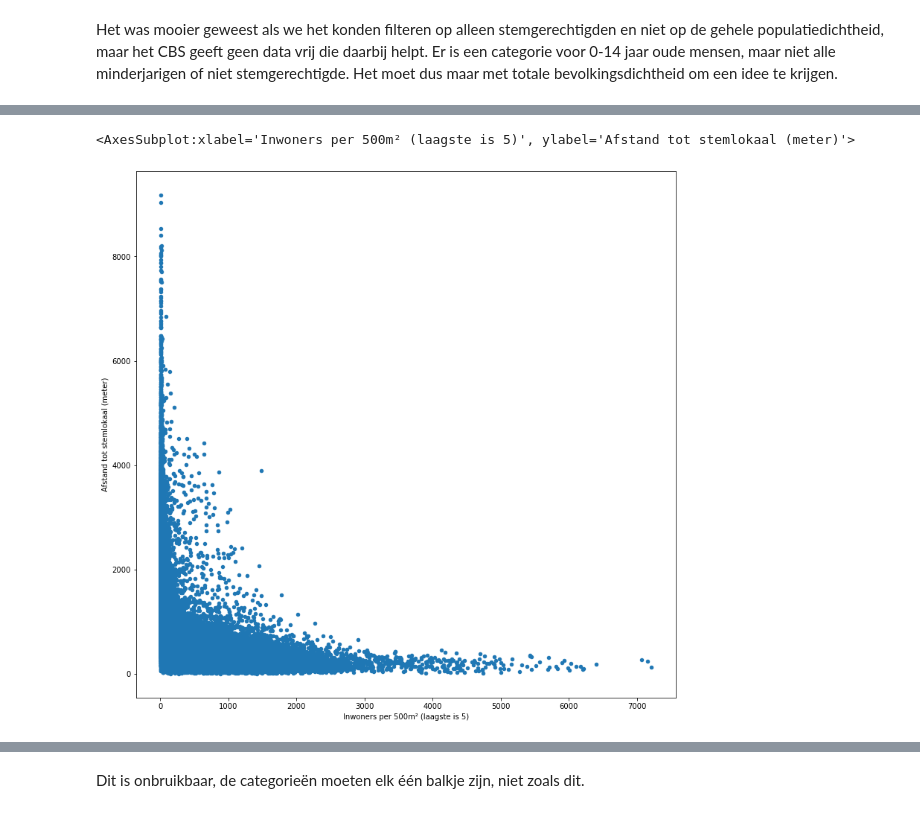
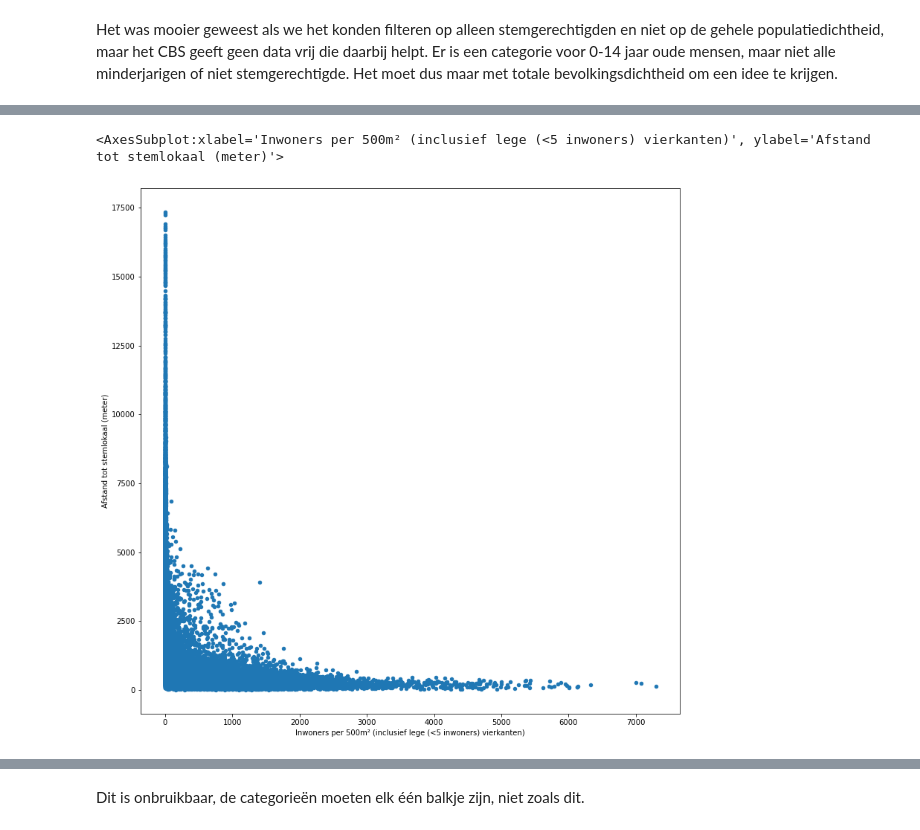
Before and after one commit to openstate/stembureau-meting, a Jupyter notebook: jupyter/stembureau_data.ipynb, the cells around one changed output, grey strips where cells are left out. Cells and saved outputs as stored; diff of their text form; code cells hidden in the pictures.

Commit message:
More staffel graphs, fixed data

```diff
--- a/jupyter/stembureau_data.ipynb
+++ b/jupyter/stembureau_data.ipynb
@@ -246,8 +247,3 @@ print(df_shifted['distance'])
 Name: distance, Length: 11670, dtype: float64
 # %% [markdown]
 We kunnen dus vaststellen dat afstanden van onder de 500 meter waarschijnlijk zeldzaam zijn, en we verder kunnen gaan met de 500 meter bij 500 meter kaart. Laten we nu dus een projectie proberen te maken met de bevolkingsdichtheid erop om het te vergelijken met de stemlokalen en hun posities en clustering.
-# %%
-print(list(nl_map_cbs))
-nl_map_dst = nl_map_cbs.drop(columns=['MAN', 'VROUW', 'INW_014', 'INW_1524', 'INW_2544', 'INW_4564', 'INW_65PL', 'P_NL_ACHTG', 'P_WE_MIG_A', 'P_NW_MIG_A', 'AANTAL_HH', 'TOTHH_EENP', 'TOTHH_MPZK', 'HH_EENOUD', 'HH_TWEEOUD', 'GEM_HH_GR', 'WONING', 'WONVOOR45', 'WON_4564', 'WON_6574', 'WON_7584', 'WON_8594', 'WON_9504', 'WON_0514', 'WON_1524', 'WON_MRGEZ', 'P_KOOPWON', 'P_HUURWON', 'WON_HCORP', 'WON_NBEW', 'WOZWONING', 'UITKMINAOW', 'OAD', 'STED'])
-
-nl_map_dst
@@ -268,0 +250,5 @@ nl_map_dst
+# %%
+print(list(nl_map_cbs))
+nl_map_dst = nl_map_cbs.drop(columns=['aantal_mannen', 'aantal_vrouwen', 'aantal_inwoners_0_tot_15_jaar', 'aantal_inwoners_15_tot_25_jaar', 'aantal_inwoners_25_tot_45_jaar', 'aantal_inwoners_45_tot_65_jaar', 'aantal_inwoners_65_jaar_en_ouder', 'percentage_nederlandse_achtergrond', 'percentage_westerse_migr_achtergr', 'percentage_niet_westerse_migr_achtergr', 'aantal_personen_met_uitkering_onder_aowlft', 'aantal_part_huishoudens', 'aantal_eenpersoonshuishoudens', 'aantal_meerpersoonshuishoudens_zonder_kind', 'aantal_eenouderhuishoudens', 'aantal_tweeouderhuishoudens', 'gemiddelde_huishoudensgrootte', 'aantal_woningen', 'aantal_woningen_bouwjaar_voor_1945', 'aantal_woningen_bouwjaar_45_tot_65', 'aantal_woningen_bouwjaar_65_tot_75', 'aantal_woningen_bouwjaar_75_tot_85', 'aantal_woningen_bouwjaar_85_tot_95', 'aantal_woningen_bouwjaar_95_tot_05', 'aantal_woningen_bouwjaar_05_tot_15', 'aantal_woningen_bouwjaar_15_en_later', 'aantal_meergezins_woningen', 'percentage_koopwoningen', 'percentage_huurwoningen', 'aantal_huurwoningen_in_bezit_woningcorporaties', 'aantal_niet_bewoonde_woningen', 'gemiddelde_woz_waarde_woning', 'omgevingsadressendichtheid'])
+
+nl_map_dst
@@ -348,21 +349,21 @@ map = folium.Map(location = [52.155, 5.3875], zoom_start = 9, tiles="cartodbdark
 
 nl_map_dst.to_crs(epsg=4326)
 #Make sure the index is a string so folium can read it correctly as a key.
-nl_map_dst['c28992r500'] = nl_map_dst['c28992r500'].apply(lambda x: str(x))
+nl_map_dst['crs28992res500m'] = nl_map_dst['crs28992res500m'].apply(lambda x: str(x))
 
 nl_map_dst_zero = nl_map_dst.copy()
 
-zero_mask_pop = nl_map_dst['INWONER'] == -99997
+zero_mask_pop = nl_map_dst['aantal_inwoners'] == -99997
 nl_map_dst = nl_map_dst[~zero_mask_pop]
-zero_mask_pop2 = nl_map_dst['INWONER'] == 0
+zero_mask_pop2 = nl_map_dst['aantal_inwoners'] == 0
 nl_map_dst = nl_map_dst[~zero_mask_pop2]
 
 folium.Choropleth(
     geo_data = nl_map_dst,
     name="Bevolkingsdichtheid",
     data = nl_map_dst,
-    columns = ["c28992r500", "INWONER"],
-    key_on = 'feature.properties.c28992r500',
+    columns = ["crs28992res500m", "aantal_inwoners"],
+    key_on = 'feature.properties.crs28992res500m',
     fill_color = 'RdPu',
     nan_fill_color= 'white',
     fill_opacity = 0.7,
@@ -460,10 +456,10 @@ Text(0, 0.5, 'Bevolking (Millioenen)')
 # %% [markdown]
 Het was mooier geweest als we het konden filteren op alleen stemgerechtigden en niet op de gehele populatiedichtheid, maar het CBS geeft geen data vrij die daarbij helpt. Er is een categorie voor 0-14 jaar oude mensen, maar niet alle minderjarigen of niet stemgerechtigde. Het moet dus maar met totale bevolkingsdichtheid om een idee te krijgen.
 # %%
-nl_map_dst_zero_points["INWONER"].mask(nl_map_dst_zero_points["INWONER"] == -99997, 0, inplace=True)
+nl_map_dst_zero_points["aantal_inwoners"].mask(nl_map_dst_zero_points["aantal_inwoners"] == -99997, 0, inplace=True)
 nl_map_dst_zero_points.head()
 df_nearest_zero = ckdnearest(nl_map_dst_zero_points.to_crs(epsg=28992), gdf_wims_dedupe.to_crs(epsg=28992))
-df_nearest_zero["INWONER"].dropna()
+df_nearest_zero["aantal_inwoners"].dropna()
 df_nearest_zero["dist"].dropna()
 df_nearest_zero
 # %% [output]
@@ -500,5 +502,5 @@ df_nearest[['Gemeente', 'Naam stembureau', 'dist']]
 # %%
-df_nearest.plot.scatter(x = 'INWONER', y = 'dist', figsize=(13,13), xlabel="Inwoners per 500m² (laagste is 5)", ylabel="Afstand tot stemlokaal (meter)")
+df_nearest_zero.plot.scatter(x = 'aantal_inwoners', y = 'dist', figsize=(13,13), xlabel="Inwoners per 500m² (inclusief lege (<5 inwoners) vierkanten)", ylabel="Afstand tot stemlokaal (meter)")
 # %% [output]
-<AxesSubplot:xlabel='Inwoners per 500m² (laagste is 5)', ylabel='Afstand tot stemlokaal (meter)'>
+<AxesSubplot:xlabel='Inwoners per 500m² (inclusief lege (<5 inwoners) vierkanten)', ylabel='Afstand tot stemlokaal (meter)'>
-[figure, old version]
+[figure, new version]
```
Also changed, not shown: parts of 25 cells of this notebook, 3 other files.
